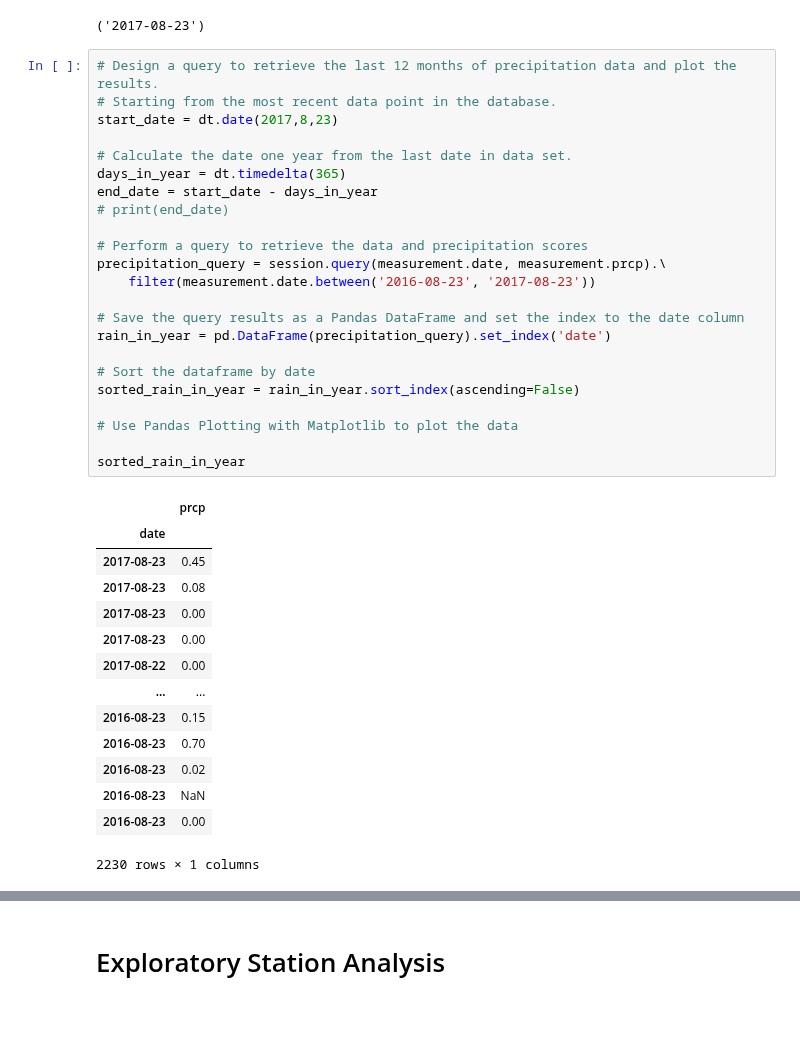
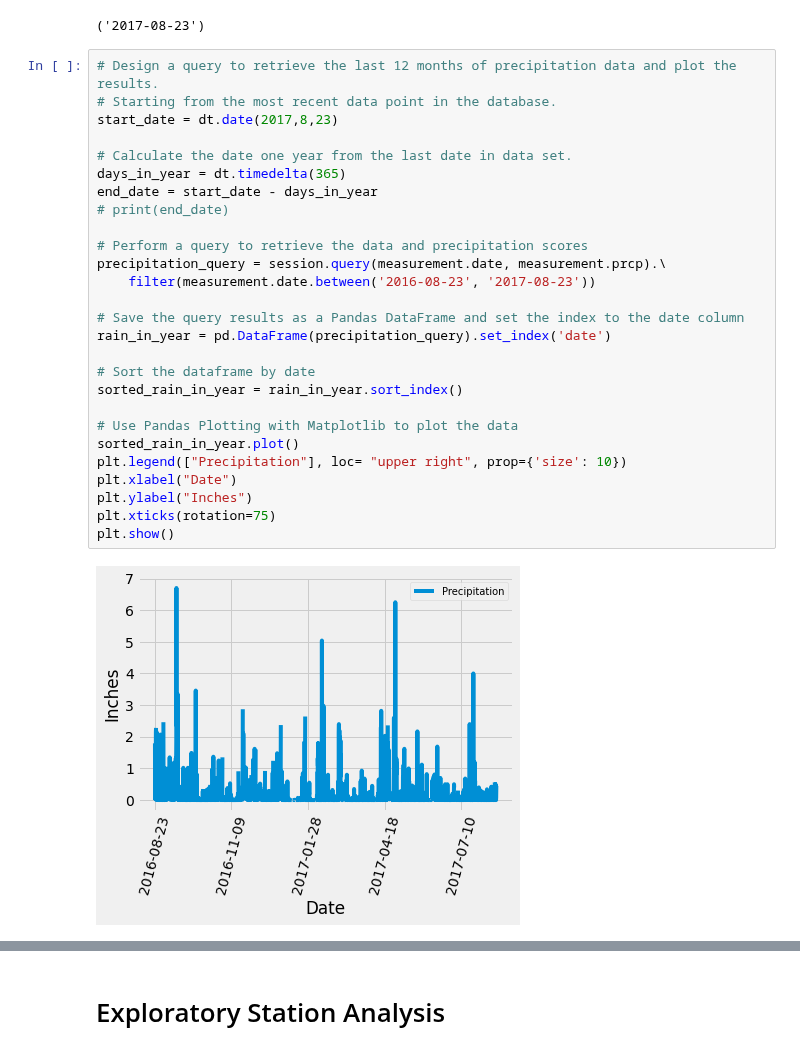
Before and after one commit to jjwilliams11/sqlalchemy-challenge, a Jupyter notebook: climate_starter.ipynb, the cells around one changed output, grey strips where cells are left out. Saved outputs shown, nothing was run; the diff lists cells and outputs as text; blank space fills up the shorter version.

Commit message:
Preci plot and anallysis done

```diff
--- a/climate_starter.ipynb
+++ b/climate_starter.ipynb
@@ -66,38 +66,29 @@ max_date
 # %%
 # Design a query to retrieve the last 12 months of precipitation data and plot the results.
 # Starting from the most recent data point in the database.
 start_date = dt.date(2017,8,23)
 
 # Calculate the date one year from the last date in data set.
 days_in_year = dt.timedelta(365)
 end_date = start_date - days_in_year
 # print(end_date)
 
 # Perform a query to retrieve the data and precipitation scores
 precipitation_query = session.query(measurement.date, measurement.prcp).\
     filter(measurement.date.between('2016-08-23', '2017-08-23'))
 
 # Save the query results as a Pandas DataFrame and set the index to the date column
 rain_in_year = pd.DataFrame(precipitation_query).set_index('date')
 
 # Sort the dataframe by date
-sorted_rain_in_year = rain_in_year.sort_index(ascending=False)
+sorted_rain_in_year = rain_in_year.sort_index()
 
 # Use Pandas Plotting with Matplotlib to plot the data
-
-sorted_rain_in_year
+sorted_rain_in_year.plot()
+plt.legend(["Precipitation"], loc= "upper right", prop={'size': 10})
+plt.xlabel("Date")
+plt.ylabel("Inches")
+plt.xticks(rotation=75)
+plt.show()
 # %% [output]
-|  | prcp |
-| date |  |
-| 2017-08-23 | 0.45 |
-| 2017-08-23 | 0.08 |
-| 2017-08-23 | 0.00 |
-| 2017-08-23 | 0.00 |
-| 2017-08-22 | 0.00 |
-| ... | ... |
-| 2016-08-23 | 0.15 |
-| 2016-08-23 | 0.70 |
-| 2016-08-23 | 0.02 |
-| 2016-08-23 | NaN |
-| 2016-08-23 | 0.00 |
-2230 rows × 1 columns
+[figure, added]
```
Also changed, not shown: parts of 2 cells of this notebook.
